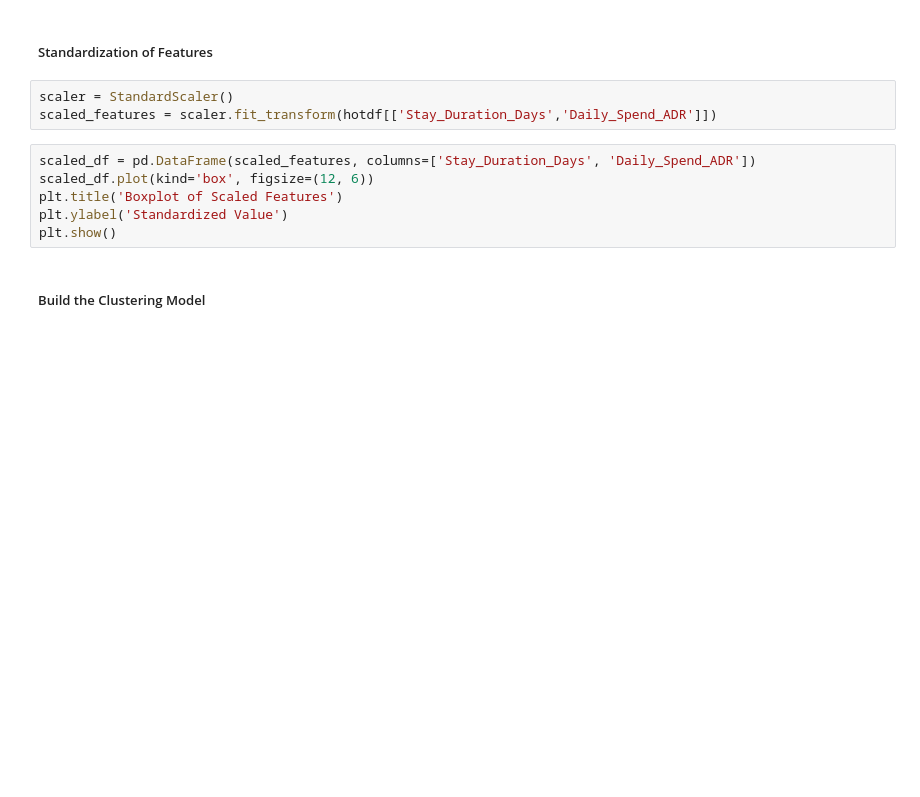
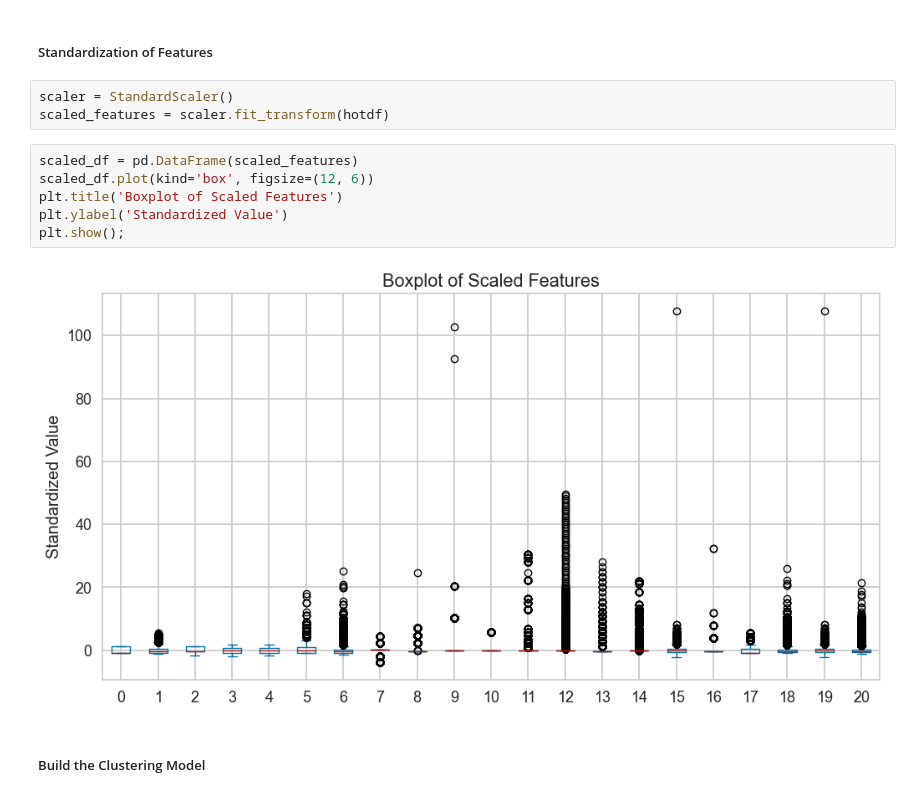
Before and after one commit to leelapis/bda, a Jupyter notebook: 4_Clustering_I_bda.ipynb, the cells around one changed output. Saved outputs shown, nothing was run; the diff lists cells and outputs as text; blank space fills up the shorter version.

```diff
--- a/4_Clustering_I_bda.ipynb
+++ b/4_Clustering_I_bda.ipynb
@@ -416,13 +415,15 @@ hotdf.plot(y=['Stay_Duration_Days','Daily_Spend_ADR'],kind='box',figsize=(12,6))
 ##### Standardization of Features
 # %%
 scaler = StandardScaler()
-scaled_features = scaler.fit_transform(hotdf[['Stay_Duration_Days','Daily_Spend_ADR']])
+scaled_features = scaler.fit_transform(hotdf)
 # %%
-scaled_df = pd.DataFrame(scaled_features, columns=['Stay_Duration_Days', 'Daily_Spend_ADR'])
+scaled_df = pd.DataFrame(scaled_features)
 scaled_df.plot(kind='box', figsize=(12, 6))
 plt.title('Boxplot of Scaled Features')
 plt.ylabel('Standardized Value')
-plt.show()
+plt.show();
+# %% [output]
+[figure, added]
 # %% [markdown]
 ##### Build the Clustering Model
 # %%
```
Also changed, not shown: parts of 42 cells of this notebook, 6 other files.
